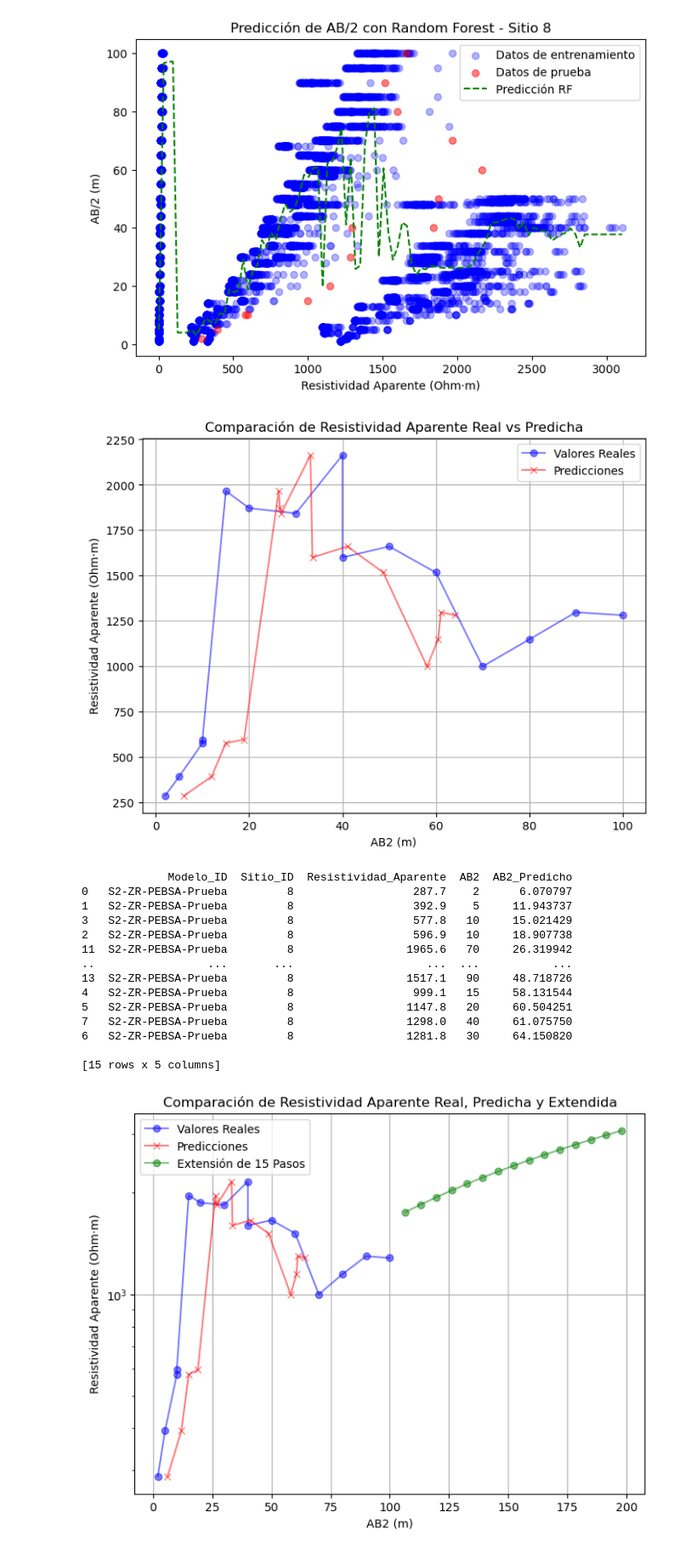
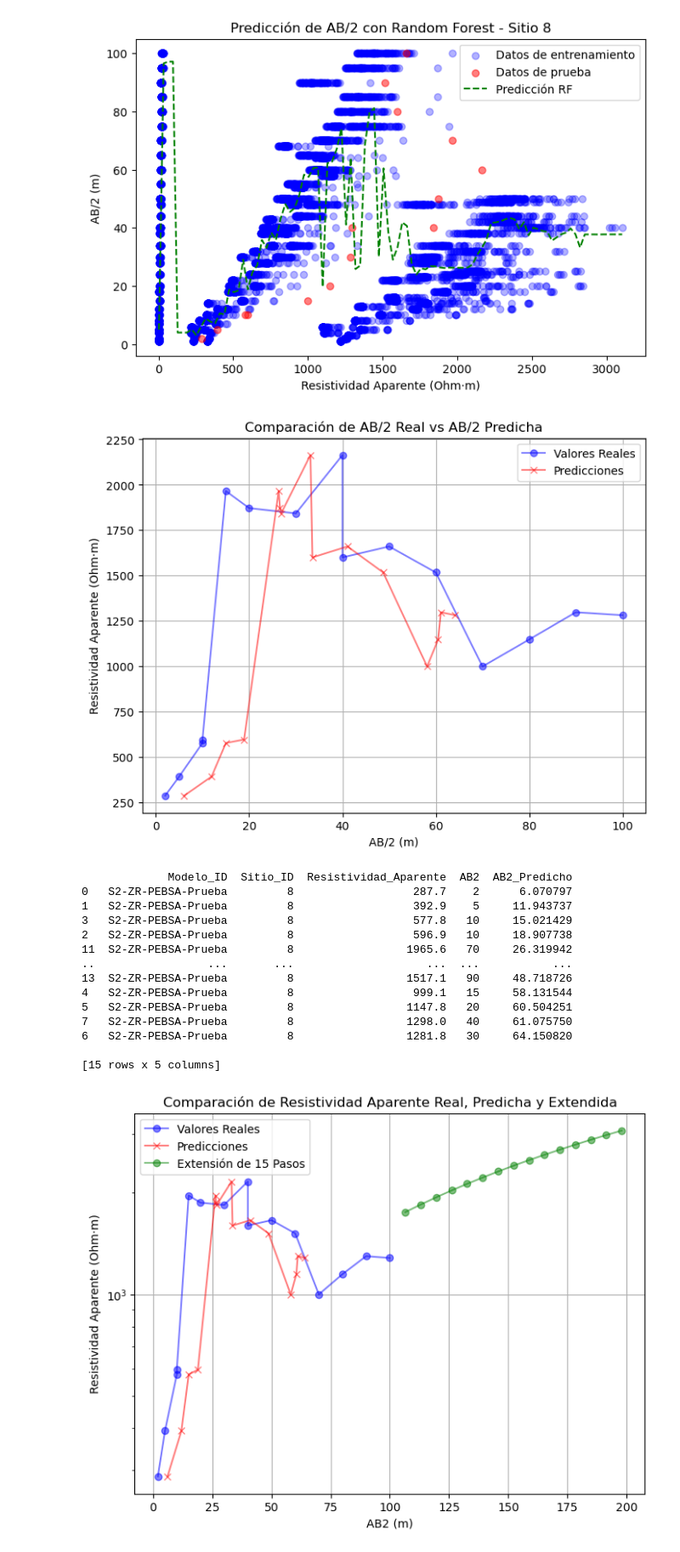
Before and after one commit to JuanJT117/TESIS-MCD, a Jupyter notebook: WorkWorkWork/Datos_Sinteticos_AB2.ipynb, the cells around one changed output. Shown at 85% size. Saved outputs shown, nothing was run; the diff lists cells and outputs as text; code cells hidden in the pictures.

```diff
--- a/WorkWorkWork/Datos_Sinteticos_AB2.ipynb
+++ b/WorkWorkWork/Datos_Sinteticos_AB2.ipynb
@@ -1396,36 +1396,36 @@ df_prueba1 = pd.read_csv(datos_prueba_path)
 df_prueba = pd.read_csv(datos_prueba_path)
 
 # Definir variable de entrada
 X_prueba = df_prueba[['Resistividad_Aparente']]
 
 # Hacer predicción
 df_prueba["AB2_Predicho"] = modelo.predict(X_prueba)
 
 # Guardar los resultados en un archivo CSV
 output_path = "predicciones_sitio_8.csv"
 df_prueba.to_csv(output_path, index=False)
 
 # **Ordenar los datos de menor a mayor según AB2**
 df_prueba = df_prueba.sort_values(by="AB2_Predicho")
 
 # **Invertir los ejes en el gráfico**
 plt.figure(figsize=(8, 6))
 plt.plot(df_prueba1["AB2"], df_prueba["Resistividad_Aparente"], "bo-", alpha=0.5, label="Valores Reales")
 plt.plot(df_prueba["AB2_Predicho"], df_prueba["Resistividad_Aparente"], "rx-", alpha=0.5, label="Predicciones")
 
 # Etiquetas y título
-plt.xlabel("AB2 (m)")
+plt.xlabel("AB/2 (m)")
 plt.ylabel("Resistividad Aparente (Ohm·m)")
-plt.title("Comparación de Resistividad Aparente Real vs Predicha")
+plt.title("Comparación de AB/2 Real vs AB/2 Predicha")
 plt.legend()
 plt.grid(True)
 #plt.yscale("log")
 plt.show()
 
 # Mostrar los resultados
 print(df_prueba[["Modelo_ID", "Sitio_ID", "Resistividad_Aparente", "AB2", "AB2_Predicho"]])
 # %% [output]
-[figure, old version]
+[figure, new version]
              Modelo_ID  Sitio_ID  Resistividad_Aparente  AB2  AB2_Predicho
 0   S2-ZR-PEBSA-Prueba         8                  287.7    2      6.070797
 1   S2-ZR-PEBSA-Prueba         8                  392.9    5     11.943737
```
Also changed, not shown: 4 other files.
